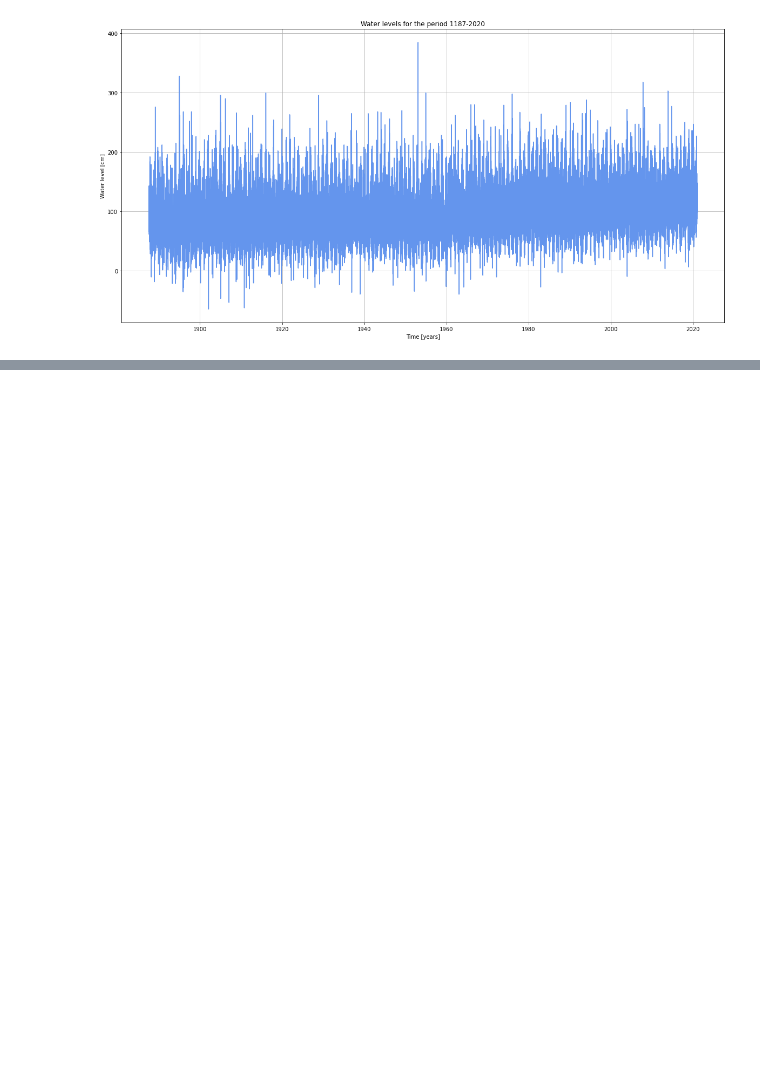
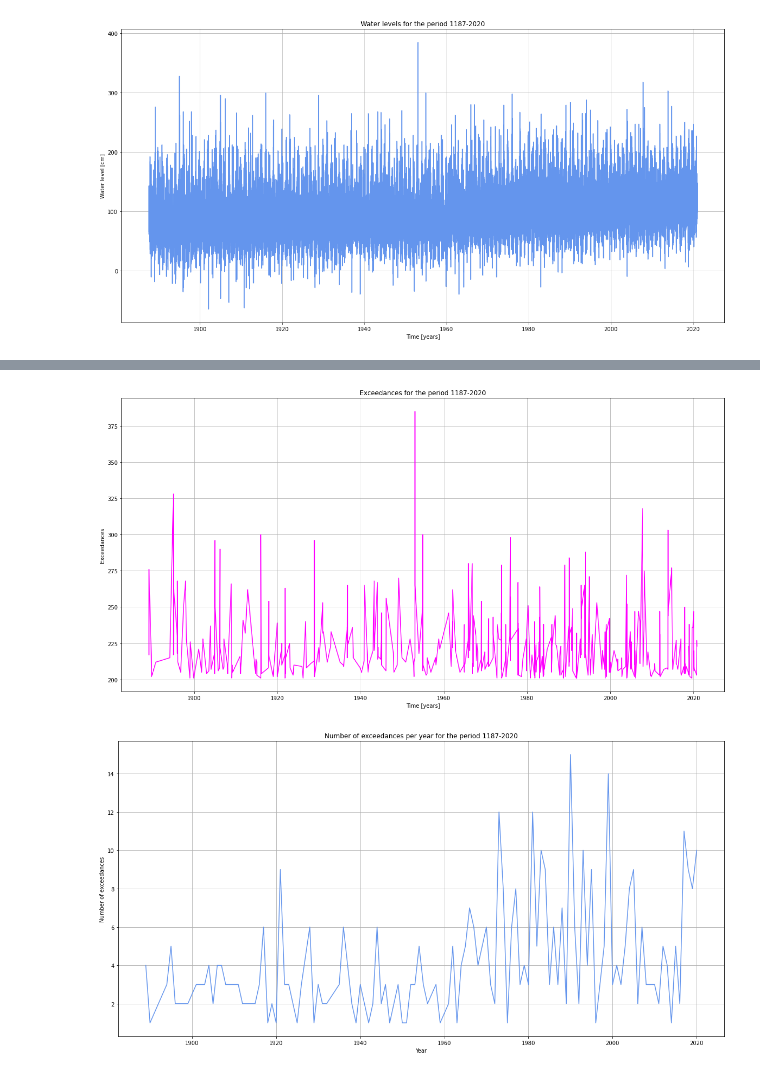
Before and after one commit to wwaasdorp/MORE_THE_BEST_GROUP, a Jupyter notebook: Watch_Data.ipynb, the cells around one changed output, grey strips where cells are left out. Cells and saved outputs as stored; diff of their text form; code cells hidden in the pictures; blank space fills up the shorter version.

```diff
--- a/Watch_Data.ipynb
+++ b/Watch_Data.ipynb
@@ -47,0 +51,36 @@ plt.grid()
+# %%
+## Define the threshold
+threshold = 200
+
+## Get the exceedances
+exceedances = df[df['Value'] > threshold]
+exceedances = exceedances.reset_index()
+exceedances = exceedances[['Datetime', 'Value']]
+exceedances.columns = ['Datetime', 'Exceedance']
+
+## Get the number of exceedances per year
+exceedances['Year'] = exceedances['Datetime'].dt.year
+exceedances_peryear = exceedances.groupby('Year').count()
+exceedances_peryear = exceedances_peryear.reset_index()
+exceedances_peryear = exceedances_peryear[['Year', 'Exceedance']]
+exceedances_peryear.columns = ['Year', 'Exceedances']
+
+## Plot exceedances
+plt.figure(figsize=(20,10))
+plt.plot(exceedances['Datetime'], exceedances['Exceedance'], color = 'magenta')
+plt.xlabel('Time [years]')
+plt.ylabel('Exceedances')
+plt.title('Exceedances for the period 1187-2020')
+plt.grid()
+
+
+## Plot the number of exceedances per year
+plt.figure(figsize=(20,10))
+plt.plot(exceedances_peryear['Year'], exceedances_peryear['Exceedances'], color = 'cornflowerblue')
+plt.xlabel('Year')
+plt.ylabel('Number of exceedances')
+plt.title('Number of exceedances per year for the period 1187-2020')
+plt.grid()
+# %% [output]
+[figure, added]
+[figure, added]
```
Also changed, not shown: parts of 4 cells of this notebook, 1 other file.
